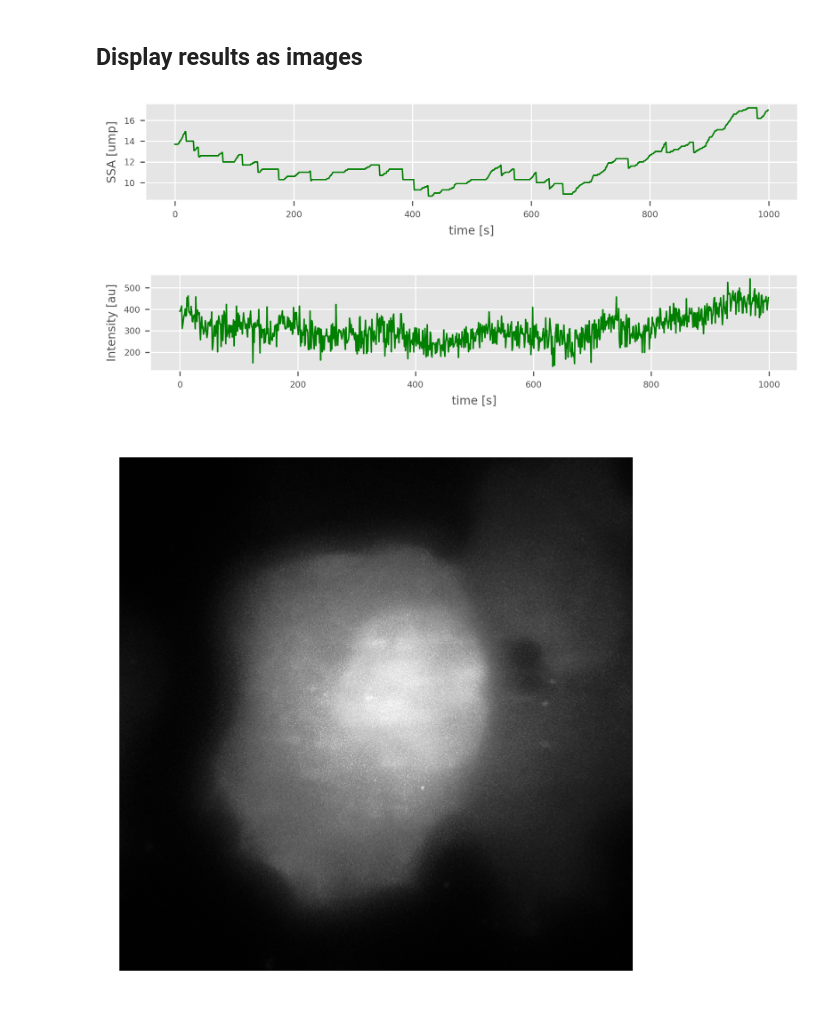
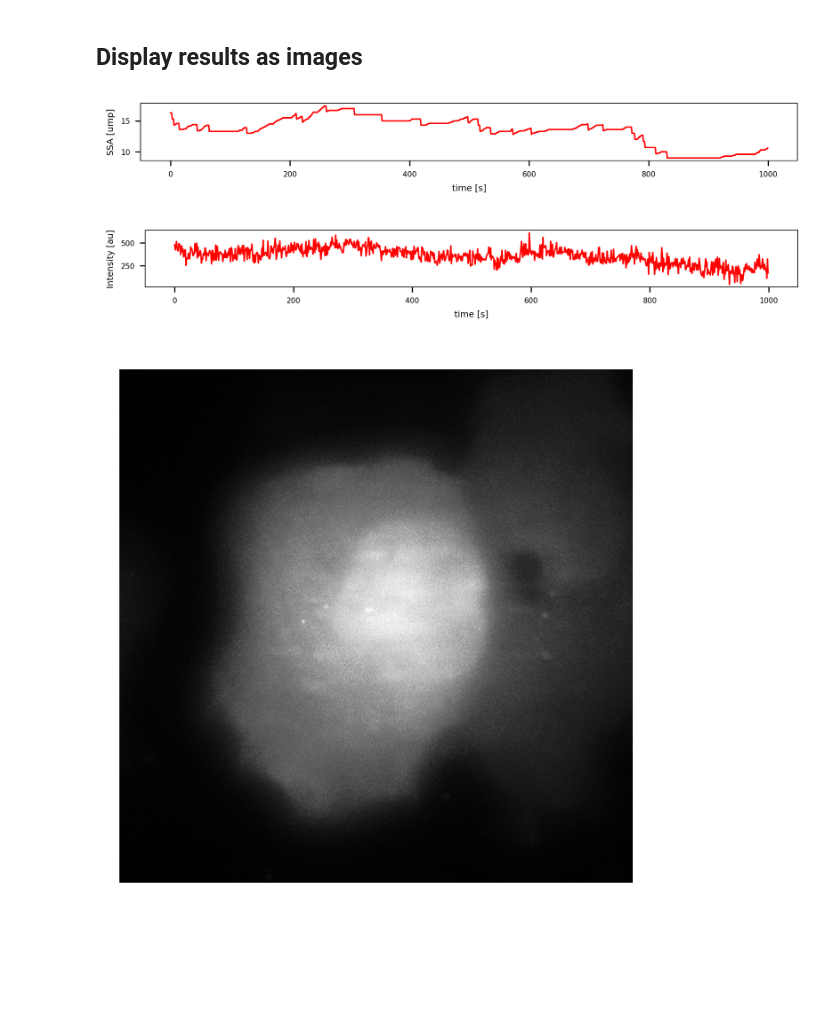
Before and after one commit to MunskyGroup/rsnaped, a Jupyter notebook: notebooks/Paper_Figures/Figure_simulated_trajectories.ipynb, the cells around one changed output. Cells and saved outputs as stored; diff of their text form; code cells hidden in the pictures; blank space fills up the shorter version.

Commit message:
figures for paper

```diff
--- a/notebooks/Paper_Figures/Figure_simulated_trajectories.ipynb
+++ b/notebooks/Paper_Figures/Figure_simulated_trajectories.ipynb
@@ -91,8 +93,8 @@ fig_size = (2.5, 2.5)
 # These are the parameters that need to be tested.
 number_of_simulated_cells = 1 # PLEASE TEST MIN 1 MAX 10
 number_spots_per_cell = 1     # PLEASE TEST MIN 5 MAX 200
-simulation_time_in_sec = 1000     # PLEASE TEST MIN 10 MAX 100
-diffusion_coefficient = 0.5    # PLEASE TEST MIN 0.1 MAX 2
+simulation_time_in_sec = 1001     # PLEASE TEST MIN 10 MAX 100
+diffusion_coefficient = 0.7    # PLEASE TEST MIN 0.1 MAX 2
 # %%
 intensity_calculation_method = 'disk_donut'  # options are : 'total_intensity' and 'disk_donut' 'gaussian_fit'
 mask_selection_method = 'max_area' # options are : 'max_spots' and 'max_area'
@@ -228,36 +246,38 @@ nimg = number_of_simulated_cells
 # %%
 sel_timepoint = 0 #simulation_time_in_sec-1
 # %%
+
 import matplotlib as mpl
-label_size = 6
+label_size = 5
 mpl.rcParams['xtick.labelsize'] = label_size
 mpl.rcParams['ytick.labelsize'] = label_size
+mpl.rcParams['axes.linewidth'] = 0.5
 # %%
-plt.figure(figsize=(8,1.2),dpi=300)
+plt.figure(figsize=(8,0.7),dpi=300)
 selected_trajectory = 0
-plt.plot(simulated_trajectories_ch1[selected_trajectory,:],color='g')
+plt.plot(simulated_trajectories_ch1[selected_trajectory,:],color='r')
 name_figure = 'SSA.png'
 figure_directory = str(dropbox_address.joinpath(name_figure ) )
-plt.ylabel('SSA [ump]', fontsize=8)
-plt.xlabel('time [s]', fontsize=8)
+plt.ylabel('SSA [ump]', fontsize=6)
+plt.xlabel('time [s]', fontsize=6)
 plt.savefig(figure_directory, transparent=False,dpi=300, bbox_inches = "tight")
 plt.show()
 # %% [output]
-[figure, old version]
+[figure, new version]
 # %%
 file_name = str(output_directory_name.joinpath('sim_cell_0_df.csv'))
 df_intensities_real = pd.read_csv(file_name)
 intensity_values_in_image_trajectory = df_intensities_real[df_intensities_real['particle'] ==selected_trajectory].green_int_mean.values
 
-plt.figure(figsize=(8,1.2),dpi=300)
-plt.plot(intensity_values_in_image_trajectory,color='g')
+plt.figure(figsize=(8,0.7),dpi=300)
+plt.plot(intensity_values_in_image_trajectory,color='r')
 name_figure = 'SSA_in_cell.png'
 figure_directory = str(dropbox_address.joinpath(name_figure ) )
-plt.ylabel('Intensity [au]', fontsize=8)
-plt.xlabel('time [s]', fontsize=8)
+plt.ylabel('Intensity [au]', fontsize=6)
+plt.xlabel('time [s]', fontsize=6)
 plt.savefig(figure_directory, transparent=False,dpi=300, bbox_inches = "tight")
 # %% [output]
-[figure, old version]
+[figure, new version]
 # %%
 import matplotlib.pyplot as plt
 plt.style.use('default')
```
Also changed, not shown: parts of 7 cells of this notebook.
